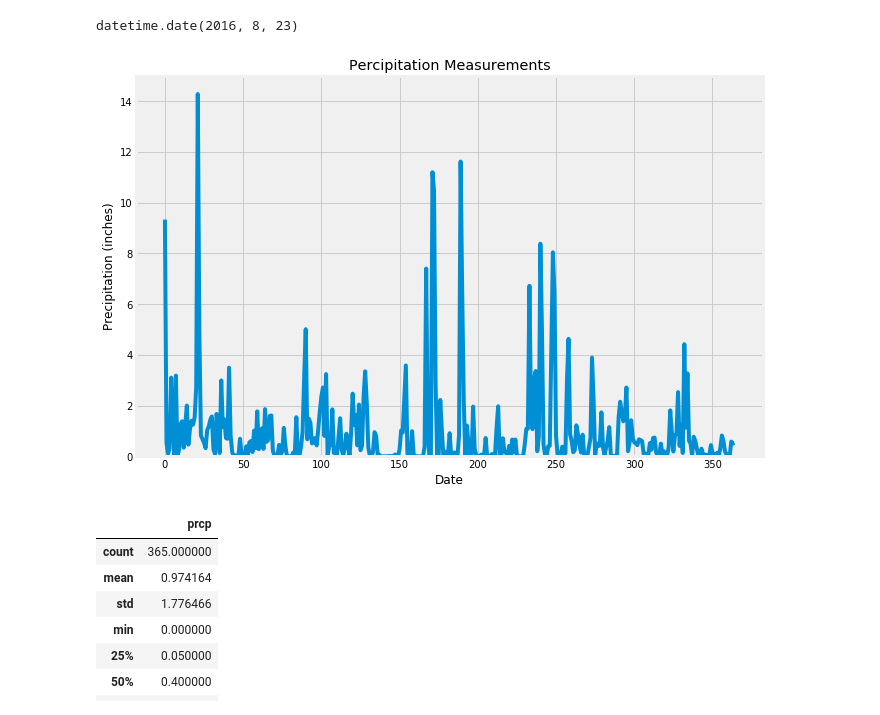
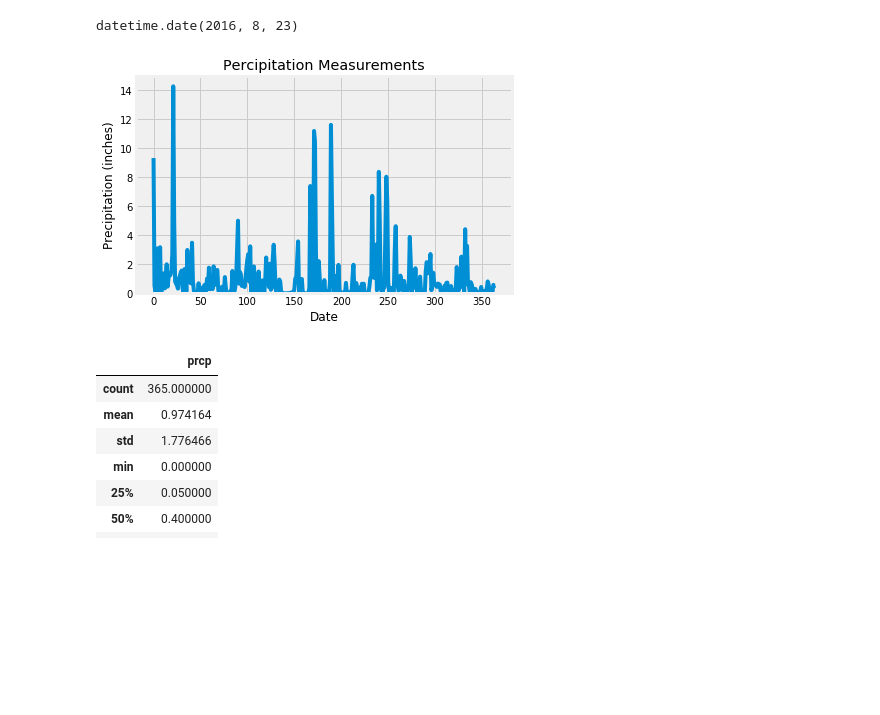
Before and after one commit to benieevelyne/Assignment-9--Homework_SQLAlchemy, a Jupyter notebook: 11-Advanced-Data-Storage-and-Retrieval_Homework_climate_starter.ipynb, the cells around one changed output. Cells and saved outputs as stored; diff of their text form; code cells hidden in the pictures; blank space fills up the shorter version.

Commit message:
added images

```diff
--- a/11-Advanced-Data-Storage-and-Retrieval_Homework_climate_starter.ipynb
+++ b/11-Advanced-Data-Storage-and-Retrieval_Homework_climate_starter.ipynb
@@ -111,21 +111,20 @@ one_year_ago
 datetime.date(2016, 8, 23)
 # %%
 #Plot the precipitation over the last 12 months.
-plt.figure(figsize=(10,7))
+#plt.figure(figsize=(10,7))
 plt.plot(Grouped_by_date.index, Grouped_by_date["prcp"],lw=4)
 plt.ylabel("Precipitation (inches)")
 #plt.xlim(xmin=0)
 plt.ylim(0,15)
 plt.xlabel("Date")
-
 title="Percipitation Measurements"
 plt.title(title)
 
 
-plt.savefig("percipitation.png")
+plt.savefig("Images/percipitation.png")
 plt.show()
 # %% [output]
-[figure, old version]
+[figure, new version]
 # %%
 # Summary Statistics
 # Use Pandas to calcualte the summary statistics for the precipitation data
```
Also changed, not shown: parts of 3 cells of this notebook, 2 other files.
